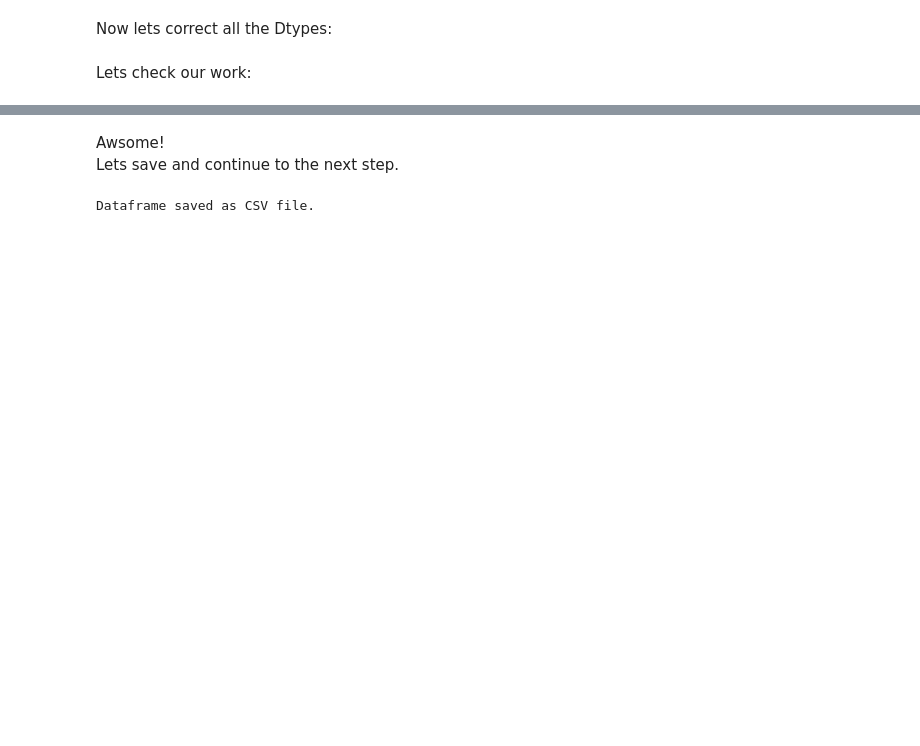
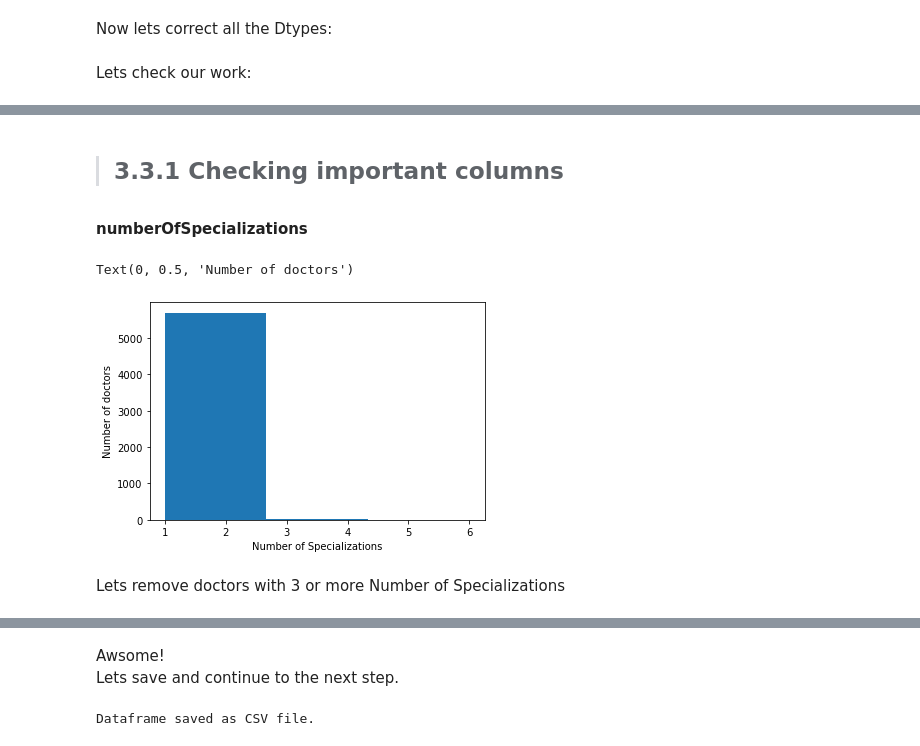
Before and after one commit to HaimAtiya/HiT-DataScience-Public-medicine-in-Israel, a Jupyter notebook: Notebooks/03-Data analysis and optimization.ipynb, the cells around one changed output, grey strips where cells are left out. Saved outputs shown, nothing was run; the diff lists cells and outputs as text; code cells hidden in the pictures; blank space fills up the shorter version.

```diff
--- a/Notebooks/03-Data analysis and optimization.ipynb
+++ b/Notebooks/03-Data analysis and optimization.ipynb
@@ -12,5 +15,5 @@ Now lets load our data:
 # %%
-df = pd.read_csv('data/data_after_scraping.csv')
+df = pd.read_csv('data/data_after_scraping_translated.csv')
 # %% [markdown]
 > # 3.1 Variable classification:
 # %% [markdown]
@@ -235,22 +340,13 @@ df = df.fillna({
     ## clinicStreet ##
     "clinicStreet" : df["clinicCity"],
     ## languages ##
-    "languages": "עברית",
+    "languages": "Hebrew",
     ## licenseNum ##
     "licenseNum" : "000000",
-    ## receptionOn[DAY] ##
-    "receptionOnSunday" : "No",
-    "receptionOnMonday" : "No",
-    "receptionOnTuesday" : "No",
-    "receptionOnWednesday" : "No",
-    "receptionOnThursday" : "No",
-    "receptionOnFriday" : "No",
-    "receptionOnFriday" : "No",
-    "receptionOnSaturday": "No",
     ## academicInstitution ##
     "academicInstitution": "Unknown",
     ## profession ##
-    "profession": "רפואה",
+    "profession": "Medicine",
     ## specialization ##
     "specialization" : df["firstSpeciality"],
     ## specializationMedicalInstitution ##
@@ -260,14 +356,23 @@ df = df.fillna({
 Now lets correct all the Dtypes:
 # %%
 df = df.astype({
-    "onlineAppointmentScheduling": bool,
-    "onlineAppointmentCanceling": bool,
-    "needsReferral": bool,
-    "preformUS": bool,
-    "absence": bool,
-    "acceptingNewPatients": bool,
-    "videoCall": bool,
-    "dateOfScraping": "datetime64"
+    "gender": "category",
+    "firstSpeciality": "category",
+    "secountSpeciality": "category",
+    "clinicStreet": "category",
+    "clinicCity": "category",
+    "closestAppointmentDayInWeek": "category",
+    "onlineAppointmentScheduling": "category",
+    "onlineAppointmentCanceling": "category",
+    "needsReferral": "category",
+    "preformUS": "category",
+    "absence": "category",
+    "acceptingNewPatients": "category",
+    "videoCall": "category",
+    "accessible": "category",
+    "gender": "category",
+    "gender": "category",
+    "gender": "category"
 })
 # %% [markdown]
 Lets check our work:
@@ -289,0 +421,13 @@ df.describe(include="all", datetime_is_numeric=True)
+# %% [markdown]
+> ##  3.3.1 Checking important columns
+# %% [markdown]
+**numberOfSpecializations**
+# %%
+plt.hist(df.numberOfSpecializations, bins=3)
+plt.xlabel("Number of Specializations")
+plt.ylabel("Number of doctors")
+# %% [output]
+Text(0, 0.5, 'Number of doctors')
+[figure, added]
+# %% [markdown]
+Lets remove doctors with 3 or more Number of Specializations
```
Also changed, not shown: parts of 53 cells of this notebook, 12 other files.
